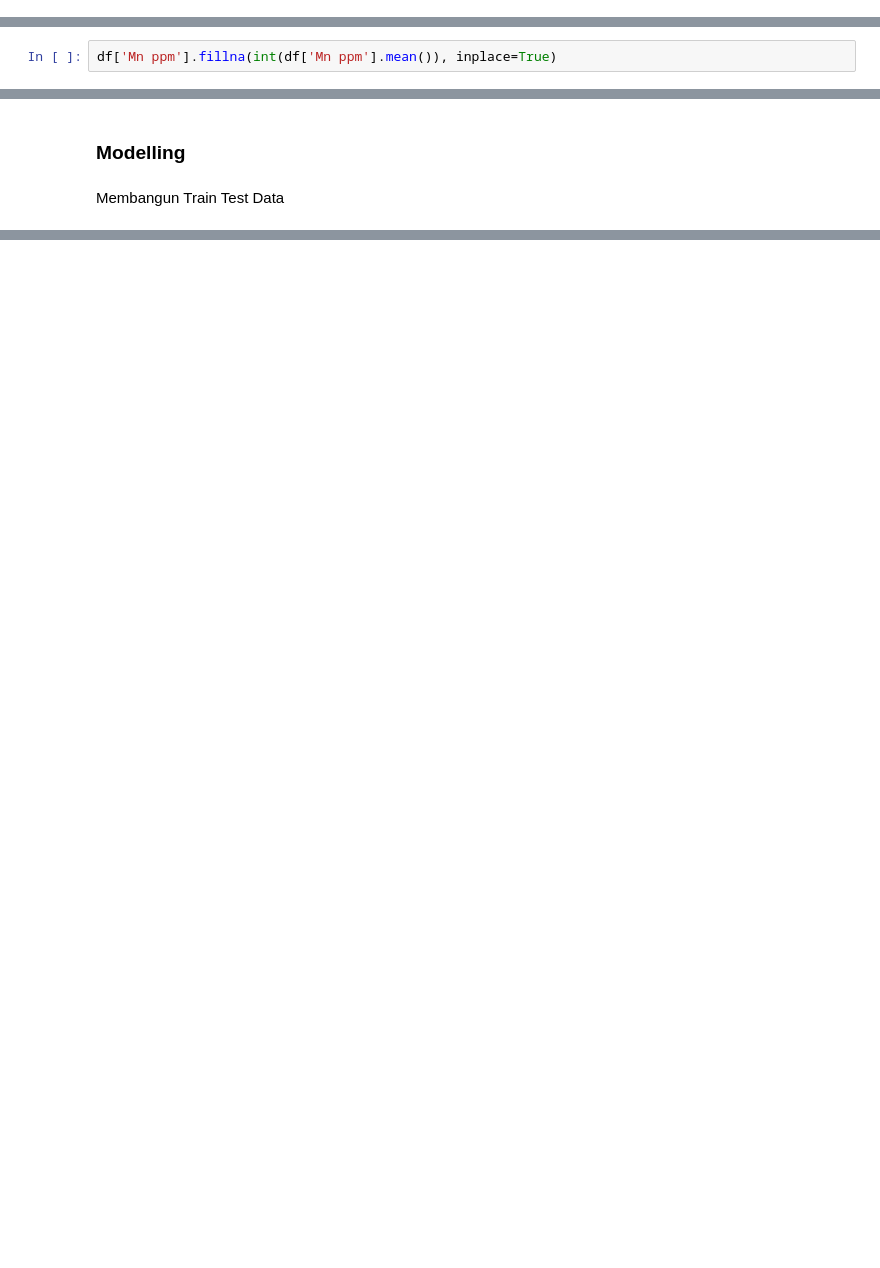
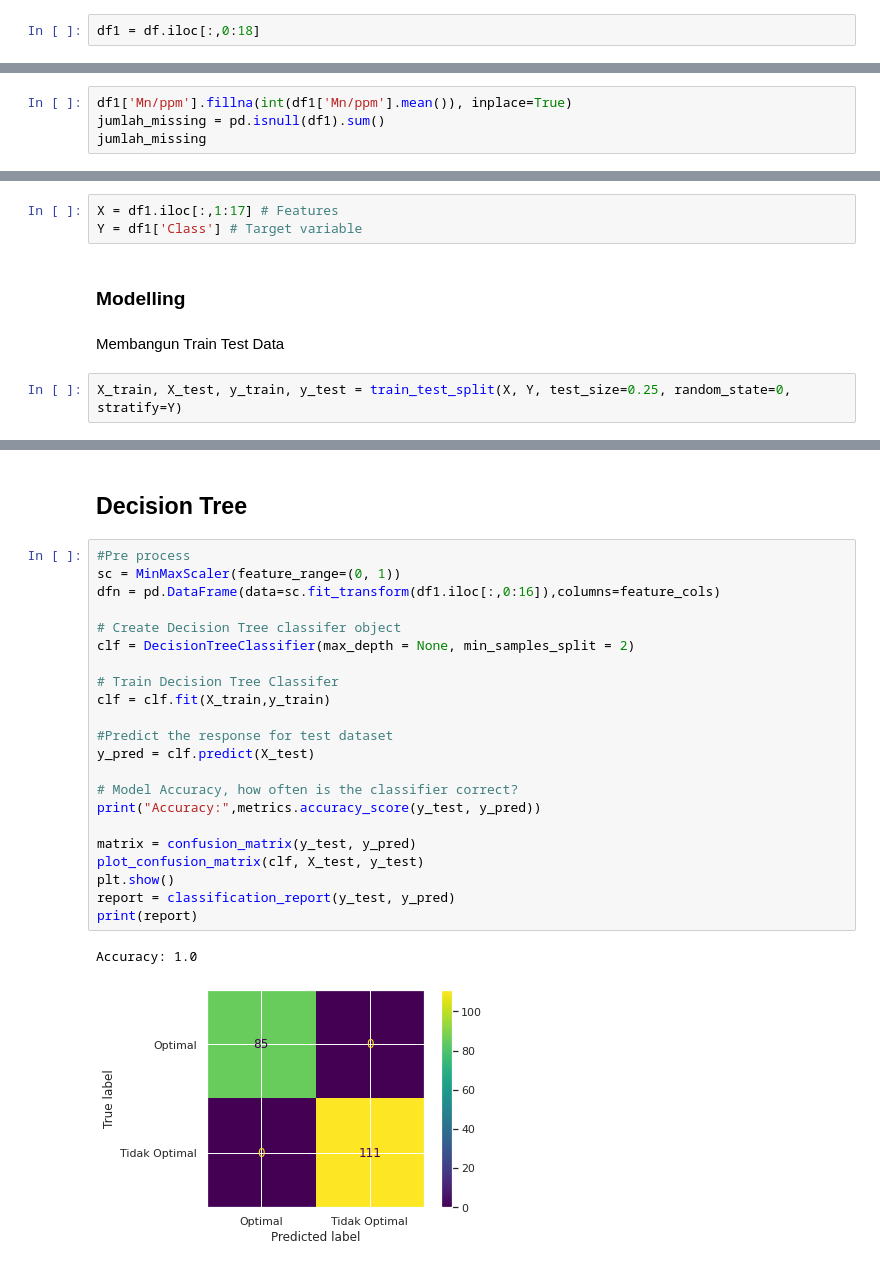
Before and after one commit to Rullyro/tubesandat, a Jupyter notebook: tubesanalisisdata.ipynb, the cells around one changed output, grey strips where cells are left out. Saved outputs shown, nothing was run; the diff lists cells and outputs as text; blank space fills up the shorter version.

```diff
--- a/tubesanalisisdata.ipynb
+++ b/tubesanalisisdata.ipynb
@@ -443,3 +468,5 @@ t=6.168, p=0.000
 Tolak H0 sehingga Clay tidak sama dengan Sand
 # %% [markdown]
 # **Data Preparataion**
+# %%
+df1 = df.iloc[:,0:18]
@@ -528,4 +513,6 @@ B ppm        0
 Class        0
 dtype: int64
 # %%
-df['Mn ppm'].fillna(int(df['Mn ppm'].mean()), inplace=True)
+df1['Mn/ppm'].fillna(int(df1['Mn/ppm'].mean()), inplace=True)
+jumlah_missing = pd.isnull(df1).sum()
+jumlah_missing
@@ -562,4 +563,9 @@ memory usage: 110.0+ KB
+# %%
+X = df1.iloc[:,1:17] # Features
+Y = df1['Class'] # Target variable
 # %% [markdown]
 ###  **Modelling**
 # %% [markdown]
 Membangun Train Test Data
+# %%
+X_train, X_test, y_train, y_test = train_test_split(X, Y, test_size=0.25, random_state=0, stratify=Y)
@@ -567,0 +590,27 @@ Membangun Model Classifier
+# %% [markdown]
+## Decision Tree
+# %%
+#Pre process
+sc = MinMaxScaler(feature_range=(0, 1))
+dfn = pd.DataFrame(data=sc.fit_transform(df1.iloc[:,0:16]),columns=feature_cols)
+
+# Create Decision Tree classifer object
+clf = DecisionTreeClassifier(max_depth = None, min_samples_split = 2)
+
+# Train Decision Tree Classifer
+clf = clf.fit(X_train,y_train)
+
+#Predict the response for test dataset
+y_pred = clf.predict(X_test)
+
+# Model Accuracy, how often is the classifier correct?
+print("Accuracy:",metrics.accuracy_score(y_test, y_pred))
+
+matrix = confusion_matrix(y_test, y_pred)
+plot_confusion_matrix(clf, X_test, y_test)
+plt.show()
+report = classification_report(y_test, y_pred)
+print(report)
+# %% [output]
+Accuracy: 1.0
+[figure, added]
```
Also changed, not shown: parts of 34 cells of this notebook.
